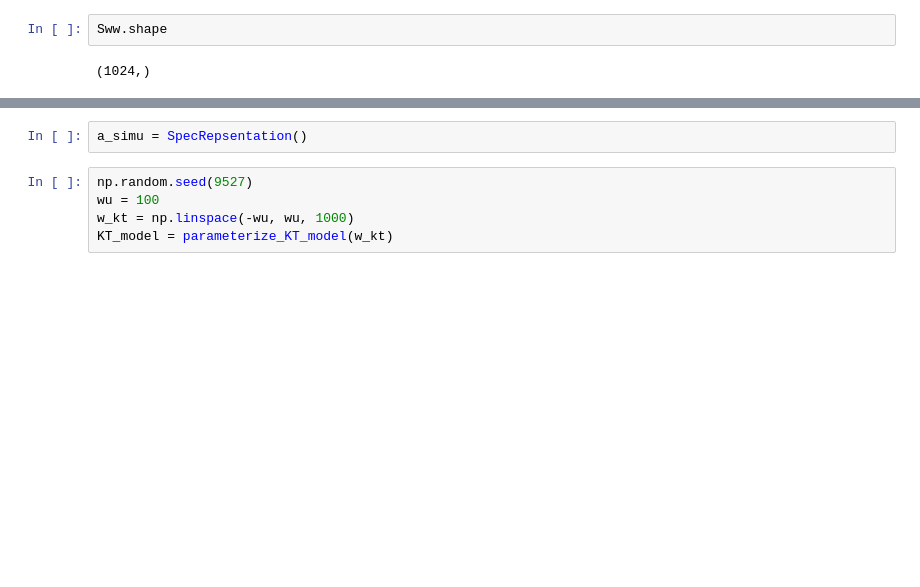
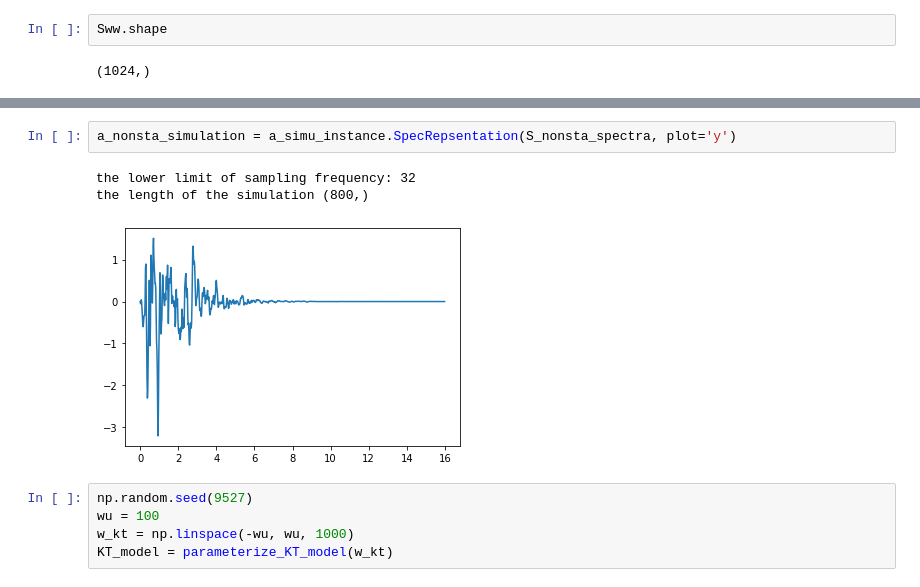
Before and after one commit to leslieDLcy/KTnSRM, a Jupyter notebook: illustration.ipynb, the cells around one changed output, grey strips where cells are left out. Drawn from its saved outputs; the diff is of its cells as text; blank space fills up the shorter version.

```diff
--- a/illustration.ipynb
+++ b/illustration.ipynb
@@ -81,5 +74,9 @@ S_nonsta_spectra.shape
 # %%
-a_simu = SpecRepsentation()
+a_nonsta_simulation = a_simu_instance.SpecRepsentation(S_nonsta_spectra, plot='y')
+# %% [output]
+the lower limit of sampling frequency: 32
+the length of the simulation (800,)
+[figure, added]
 # %%
 np.random.seed(9527)
 wu = 100
```
Also changed, not shown: parts of 12 cells of this notebook, 4 other files.
